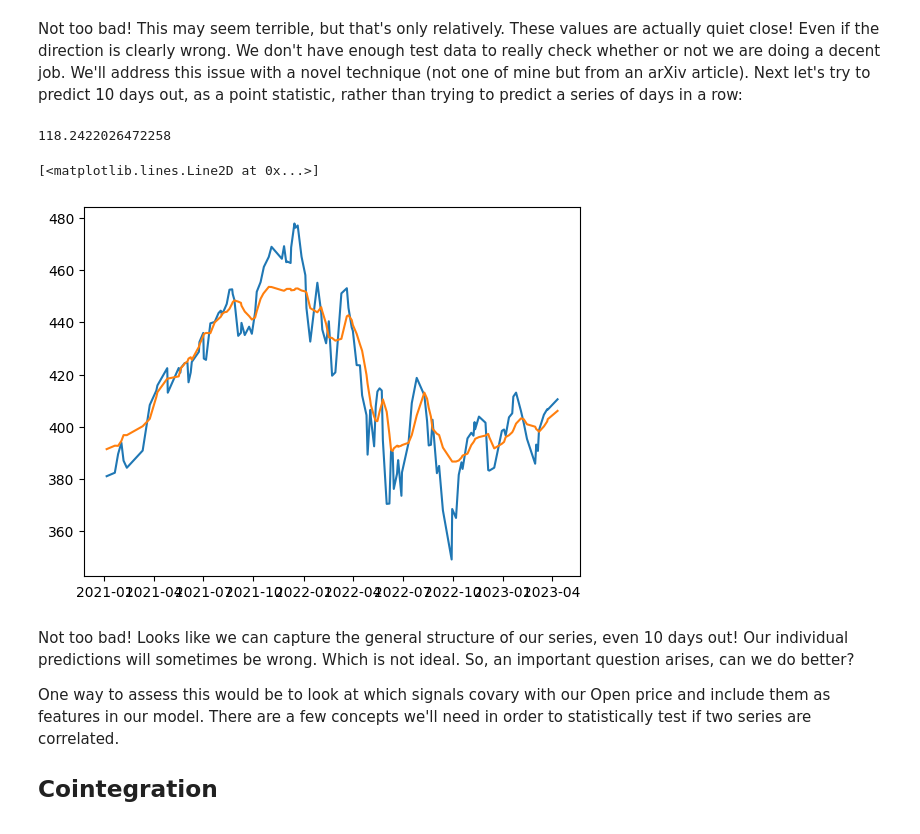
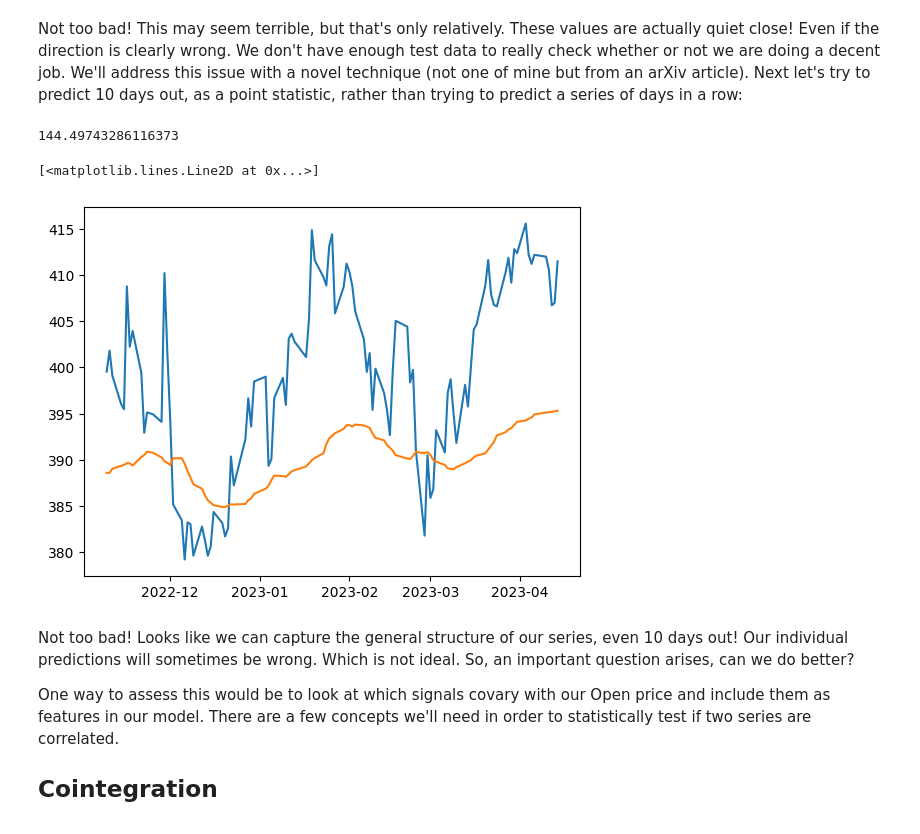
Before and after one commit to EricSchles/datascience_book, a Jupyter notebook: 6/Introduction to timeseries modeling.ipynb, the cells around one changed output. Drawn from its saved outputs; the diff is of its cells as text; code cells hidden in the pictures.

```diff
--- a/6/Introduction to timeseries modeling.ipynb
+++ b/6/Introduction to timeseries modeling.ipynb
@@ -530,37 +531,38 @@ def generate_dataset_with_index_and_previous_days3(df, shift_range=8):
     df["target"] = df["Open"].shift(-10)
     columns = [
         "time_index",
         "target",
         "most_recent_close",
     ] + feature_names
     return df[columns].dropna()
 
 sample = df[df.index.year > 2020]
 open_training = generate_dataset_with_index_and_previous_days3(sample)
 
-y = open_training["Open"]
+y = open_training["target"]
 y.reset_index().drop("Date", axis=1, inplace=True)
 X = open_training.copy()
-X.drop("Open", axis=1, inplace=True)
+X.drop("target", axis=1, inplace=True)
 date_index = X.index.values
 X = X.reset_index().drop("Date", axis=1)
 split = int(len(X) - (len(X) * 0.2))
 X_train, X_test, y_train, y_test = (X.iloc[:split], X.iloc[split+8:], y.iloc[:split], y.iloc[split+8:])
 date_index = date_index[split+8:]
 model = SVR()
 model.fit(X_train, y_train)
 y_pred = model.predict(X_test)
 print(mean_squared_error(y_pred, y_test))
 viz_results_df = X_test.copy()
+viz_results_df.index = date_index
 viz_results_df["y_test"] = y_test
 viz_results_df["y_pred"] = y_pred
 viz_results_df.sort_index(inplace=True)
 plt.plot(viz_results_df.index, viz_results_df["y_test"])
 plt.plot(viz_results_df.index, viz_results_df["y_pred"])
 # %% [output]
-118.2422026472258
+144.49743286116373
 [<matplotlib.lines.Line2D at 0x...>]
-[figure, old version]
+[figure, new version]
 # %% [markdown]
 Not too bad!  Looks like we can capture the general structure of our series, even 10 days out!  Our individual predictions will sometimes be wrong.  Which is not ideal.  So, an important question arises, can we do better?
 
```
Also changed, not shown: parts of 1 cell of this notebook.
